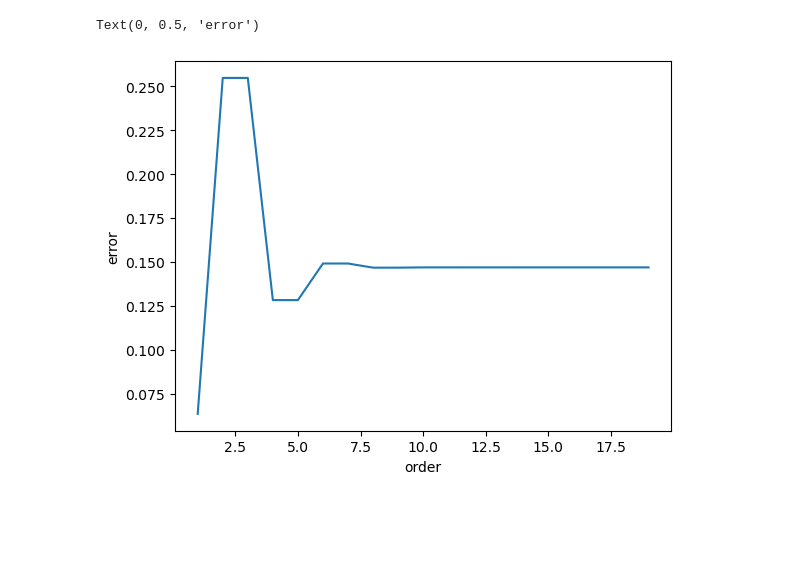
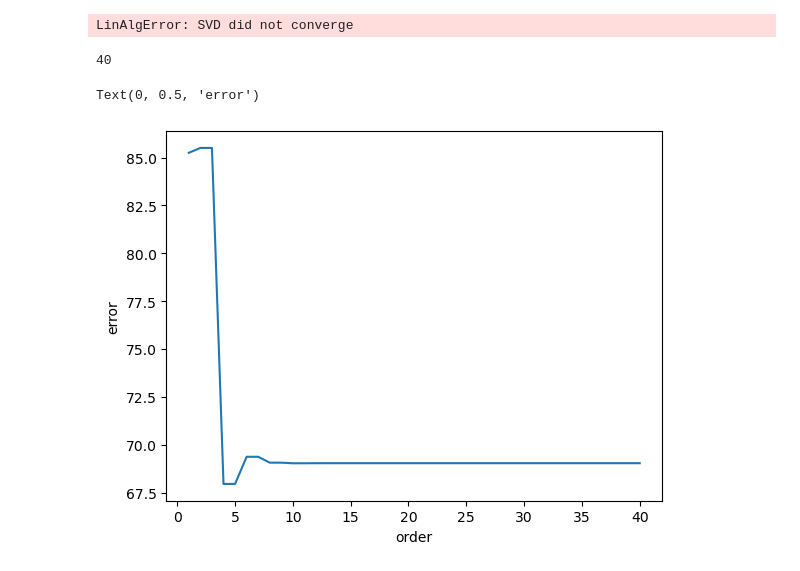
Before and after one commit to NiklasSchaaf/UQ_2023, a Jupyter notebook: homework_4/hw_nik.ipynb, the cells around one changed output. Drawn from its saved outputs; the diff is of its cells as text; code cells hidden in the pictures; blank space fills up the shorter version.

```diff
--- a/homework_4/hw_nik.ipynb
+++ b/homework_4/hw_nik.ipynb
@@ -147,7 +149,7 @@ def proj_eval(z1, z2, pairs, fhats):
 
     return proj
 # %%
-X, Y = np.meshgrid(np.linspace(-1,1), np.linspace(-1,1))
+X, Y = np.meshgrid(np.linspace(-1,1,1000), np.linspace(-3,3,1000))
 Zf = function(X,Y)
 # %%
 np.mean(Zf)
@@ -162,5 +167,9 @@ plt.colorbar()
+# %%
+max_order = 100
+pairs = get_pairs(max_order)
+fhats = np.load('fhats_100.npy')
 # %%
-max_order = 100
-pairs, fhats = get_coefficents(max_order)
+# np.save('fhats_100',fhats)
+
 Zp = proj_eval(X,Y,pairs,fhats)
 # %% [output]
@@ -224,7 +199,5 @@ plt.colorbar()
 # %%
-pZ = 1/len(X) * np.ones(len(X))
+pZ = 1/2 * np.ones(Zf.shape)
 pZ = np.multiply(normal_pdf(Y), pZ)
-sqrd_err = (Zp-Zf)**2
-wE = np.sqrt(sqrd_err) * pZ
-np.sum(wE)
+np.sum(pZ)
 # %% [output]
@@ -252,12 +230,18 @@ for order in orders:
             ord_fhats.append(fhats[i])
 
     Zp = proj_eval(X,Y,ord_pairs,ord_fhats)
-    wE = np.linalg.norm((Zf-Zp)*pZ,2)
+    wE = np.linalg.norm((Zf-Zp)*pZ,2) # np.sqrt(np.sum(((Zf-Zp)*pZ)**2))
     errors.append(np.sum(wE))
+# %% [output]
+LinAlgError: SVD did not converge
+# %%
+len(errors)
+# %% [output]
+40
 # %%
-plt.plot(orders, errors)
+plt.plot(orders[:len(errors)], errors)
 plt.xlabel("order")
 plt.ylabel("error")
 # %% [output]
 Text(0, 0.5, 'error')
-[figure, old version]
+[figure, new version]
```
Also changed, not shown: parts of 18 cells of this notebook, 1 other file.
